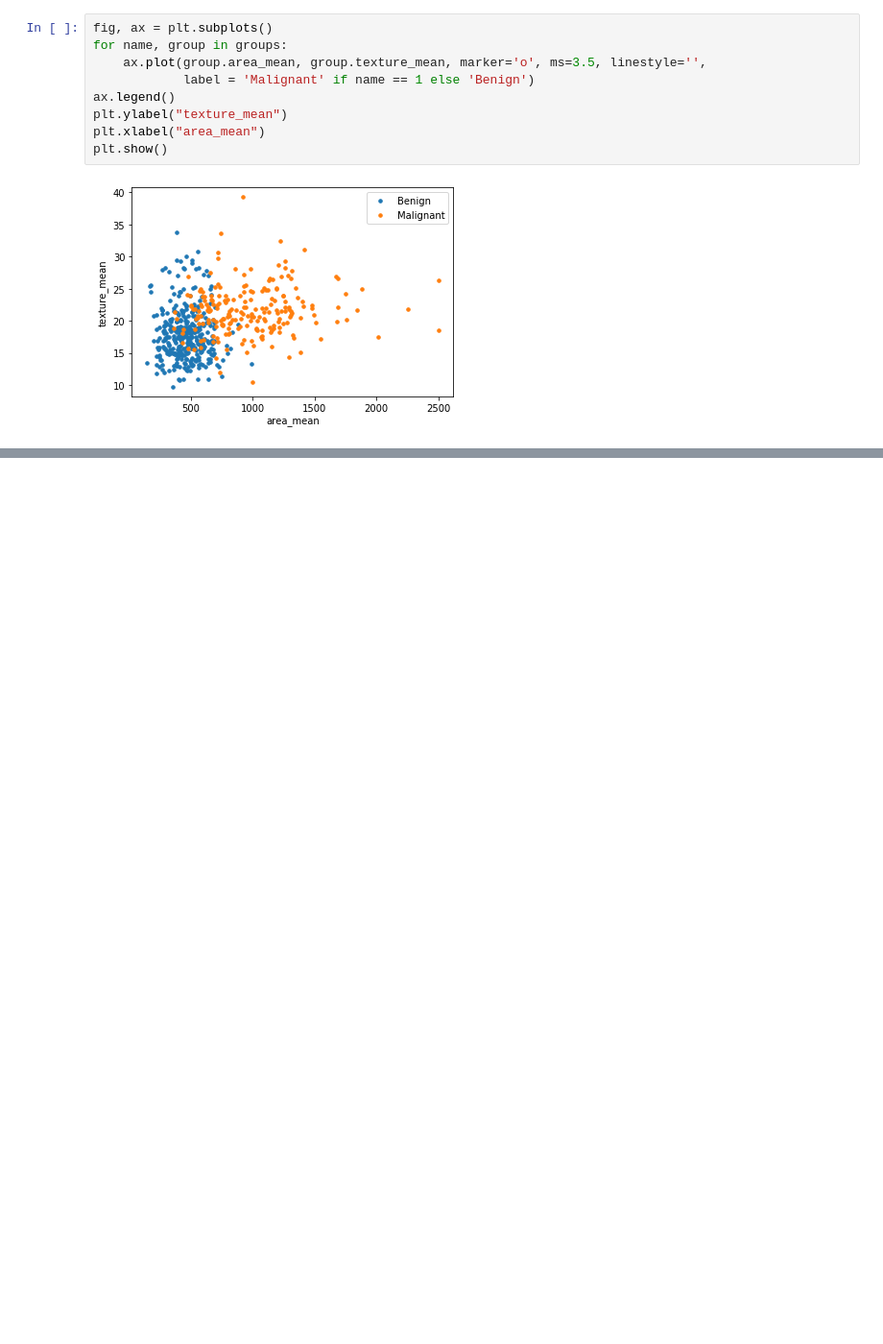
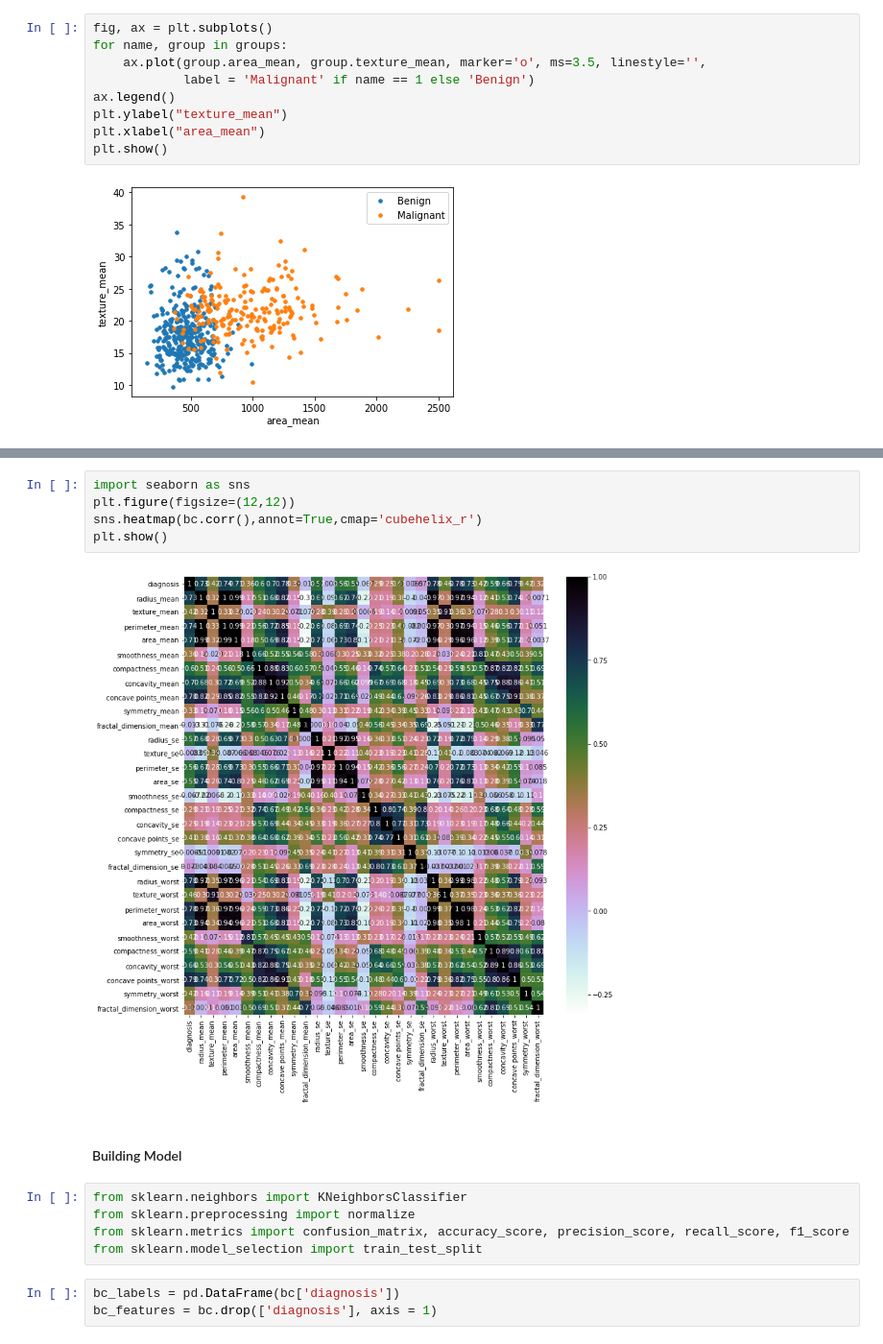
Before and after one commit to rishavhack/Machine-Learning-Using-Python, a Jupyter notebook: Part 9 K-Nearest Neighbors (K-NN)/Breast Cancer Prediction using KNN.ipynb, the cells around one changed output, grey strips where cells are left out. Shown: that part at 96% size. Cells and saved outputs as stored; diff of their text form; blank space fills up the shorter version.

Commit message:
Building Model

```diff
--- a/Part 9 K-Nearest Neighbors (K-NN)/Breast Cancer Prediction using KNN.ipynb
+++ b/Part 9 K-Nearest Neighbors (K-NN)/Breast Cancer Prediction using KNN.ipynb
@@ -148,0 +161,17 @@ plt.show()
+# %%
+import seaborn as sns
+plt.figure(figsize=(12,12))
+sns.heatmap(bc.corr(),annot=True,cmap='cubehelix_r')
+plt.show()
+# %% [output]
+[figure, added]
+# %% [markdown]
+#### Building Model
+# %%
+from sklearn.neighbors import KNeighborsClassifier
+from sklearn.preprocessing import normalize
+from sklearn.metrics import confusion_matrix, accuracy_score, precision_score, recall_score, f1_score
+from sklearn.model_selection import train_test_split
+# %%
+bc_labels = pd.DataFrame(bc['diagnosis'])
+bc_features = bc.drop(['diagnosis'], axis = 1)
```
Also changed, not shown: parts of 3 cells of this notebook.
